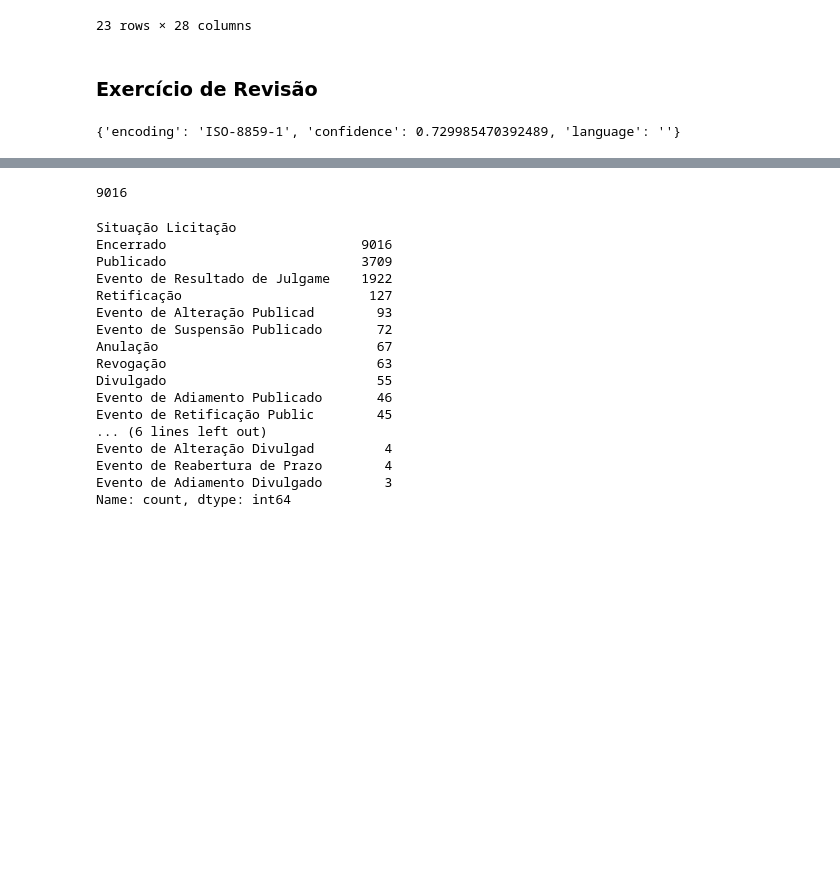
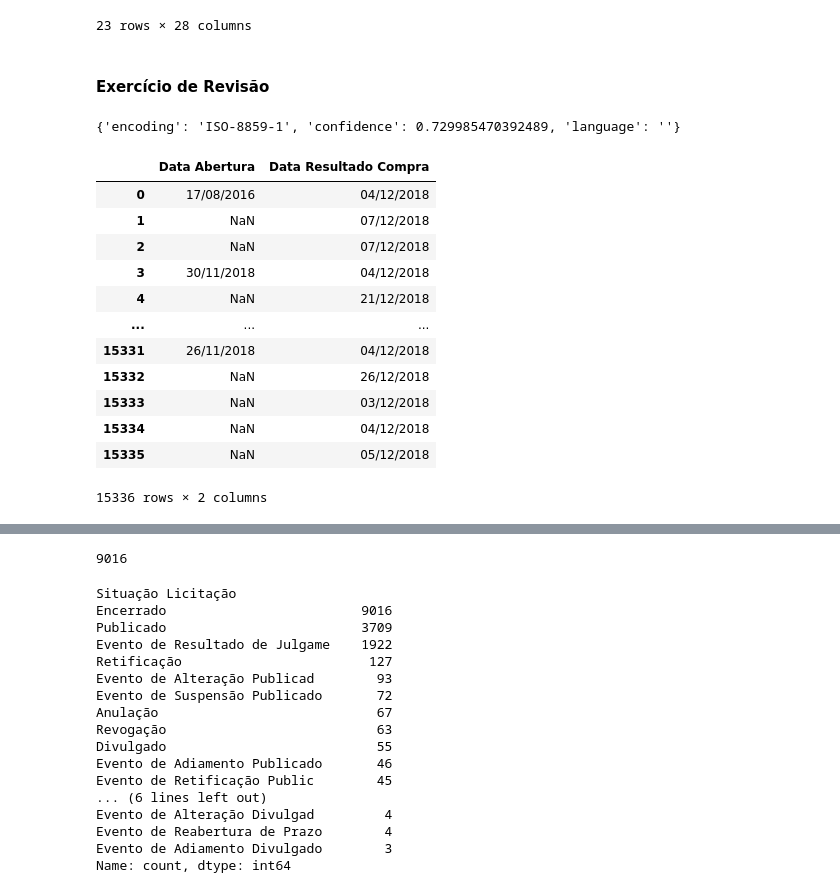
Before and after one commit to pdrpnhr/programaria-primeiros-passos-python, a Jupyter notebook: Modulo3/analise_dados.ipynb, the cells around one changed output, grey strips where cells are left out. Drawn from its saved outputs; the diff is of its cells as text; code cells hidden in the pictures; blank space fills up the shorter version.

```diff
--- a/Modulo3/analise_dados.ipynb
+++ b/Modulo3/analise_dados.ipynb
@@ -210,7 +212,7 @@ dados[(dados['IDADE'] > 40) & (dados['COR/RACA/ETNIA'] == 'Amarela')]
 | 4257 | 4257 | 043snvbsxn3fuyfe043j5comuyu8g6ba | 46.0 | 45-49 | Masculino | Amarela | Não | Não acredito que minha experiênci... | ... |
 23 rows × 28 columns
 # %% [markdown]
-### Exercício de Revisão
+#### Exercício de Revisão
 # %%
 import chardet
 # %%
@@ -220,5 +222,21 @@ print(enc)
 # %% [output]
 {'encoding': 'ISO-8859-1', 'confidence': 0.729985470392489, 'language': ''}
 # %%
-df = pd.read_csv('licitacoes.csv', encoding=enc['encoding'], delimiter=";")
+licitacoes = pd.read_csv('licitacoes.csv', encoding=enc['encoding'], delimiter=";")
+# %%
+licitacoes[['Data Abertura','Data Resultado Compra']]
+# %% [output]
+|  | Data Abertura | Data Resultado Compra |
+| 0 | 17/08/2016 | 04/12/2018 |
+| 1 | NaN | 07/12/2018 |
+| 2 | NaN | 07/12/2018 |
+| 3 | 30/11/2018 | 04/12/2018 |
+| 4 | NaN | 21/12/2018 |
+| ... | ... | ... |
+| 15331 | 26/11/2018 | 04/12/2018 |
+| 15332 | NaN | 26/12/2018 |
+| 15333 | NaN | 03/12/2018 |
+| 15334 | NaN | 04/12/2018 |
+| 15335 | NaN | 05/12/2018 |
+15336 rows × 2 columns
 # %%
```
Also changed, not shown: parts of 80 cells of this notebook.
